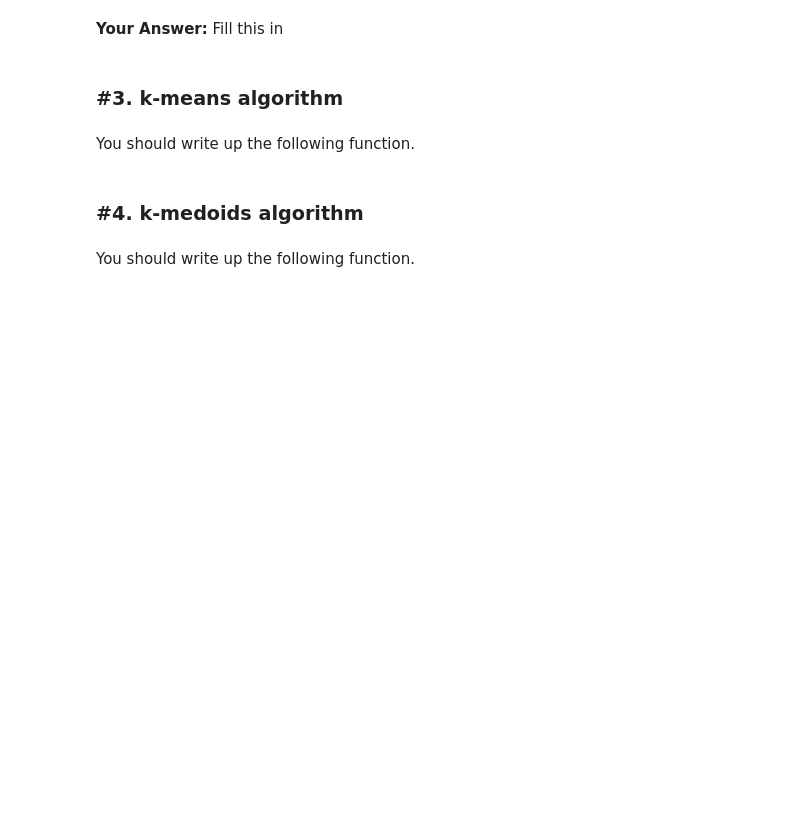
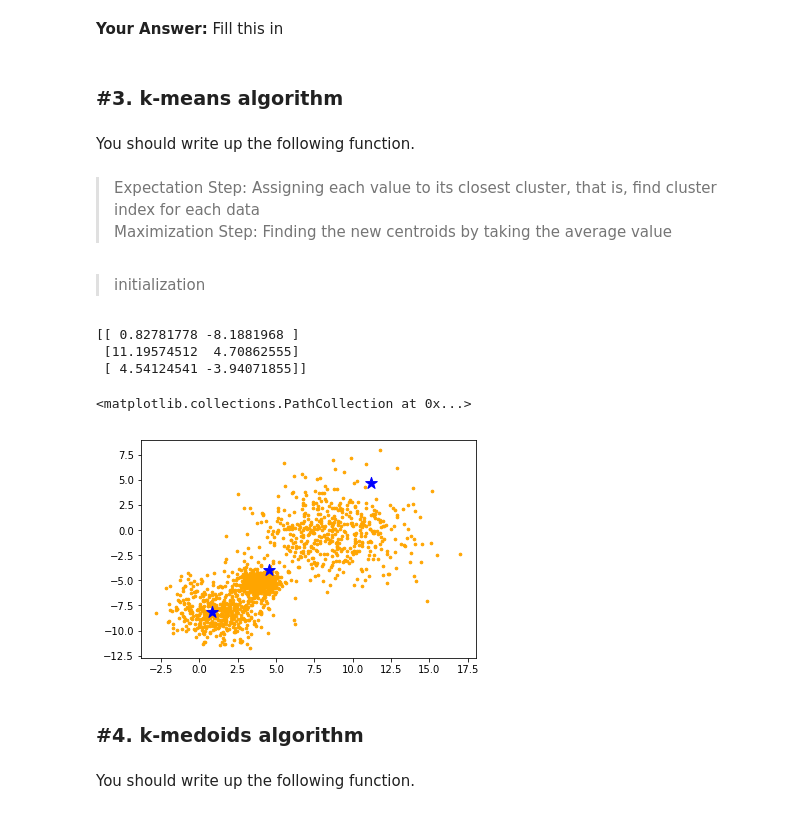
Before and after one commit to SUNGWOOKYOO/2019_spring, a Jupyter notebook: ML/ml_hw2/kmeans_medoids.ipynb, the cells around one changed output. Saved outputs shown, nothing was run; the diff lists cells and outputs as text; code cells hidden in the pictures; blank space fills up the shorter version.

```diff
--- a/ML/ml_hw2/kmeans_medoids.ipynb
+++ b/ML/ml_hw2/kmeans_medoids.ipynb
@@ -101,3 +147,6 @@ def stopping_criteria():
 ### #3. k-means  algorithm
 # %% [markdown]
 You should write up the following function.
+# %% [markdown]
+> Expectation Step: Assigning each value to its closest cluster, that is, find cluster index for each data
+<br> Maximization Step: Finding the new centroids by taking the average value
@@ -130,3 +224,19 @@ def kmeans(data, k):
 ################################################################################
 #                                 END OF YOUR CODE                             #
 ################################################################################
+# %% [markdown]
+>initialization
+# %%
+k_random_row = random.sample(range(0,len(X_1)), 3)
+centers = X_1[k_random_row, :]
+print(centers)
+# Plot the data and the centers generated as random
+plt.clf()
+plt.scatter(X_1[:,0], X_1[:,1], c= 'orange', s = 7)
+plt.scatter(centers[:,0], centers[:,1], marker='*', c='b', s=150)
+# %% [output]
+[[ 0.82781778 -8.1881968 ]
+ [11.19574512  4.70862555]
+ [ 4.54124541 -3.94071855]]
+<matplotlib.collections.PathCollection at 0x...>
+[figure, added]
```
Also changed, not shown: parts of 30 cells of this notebook, 1 other file.
